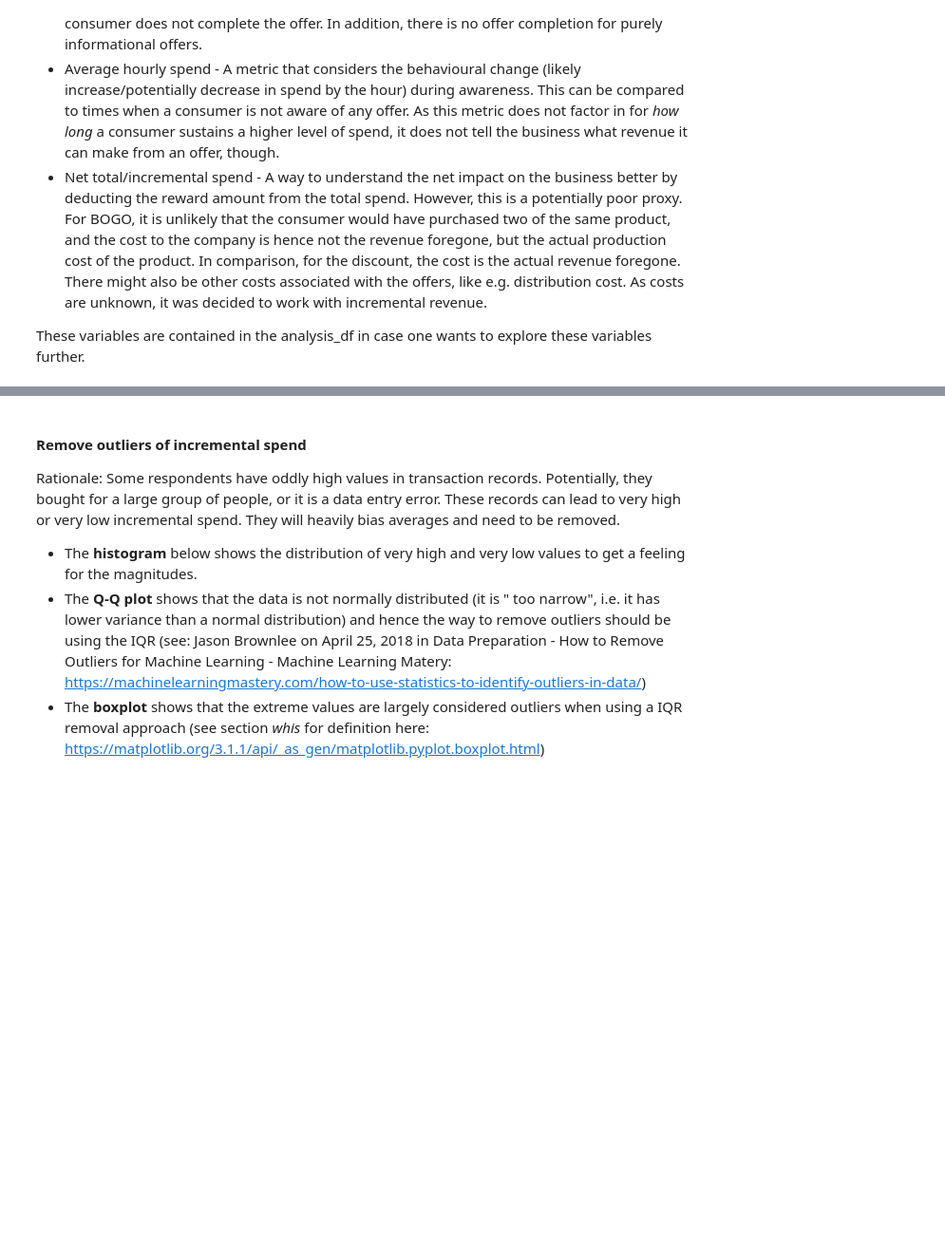
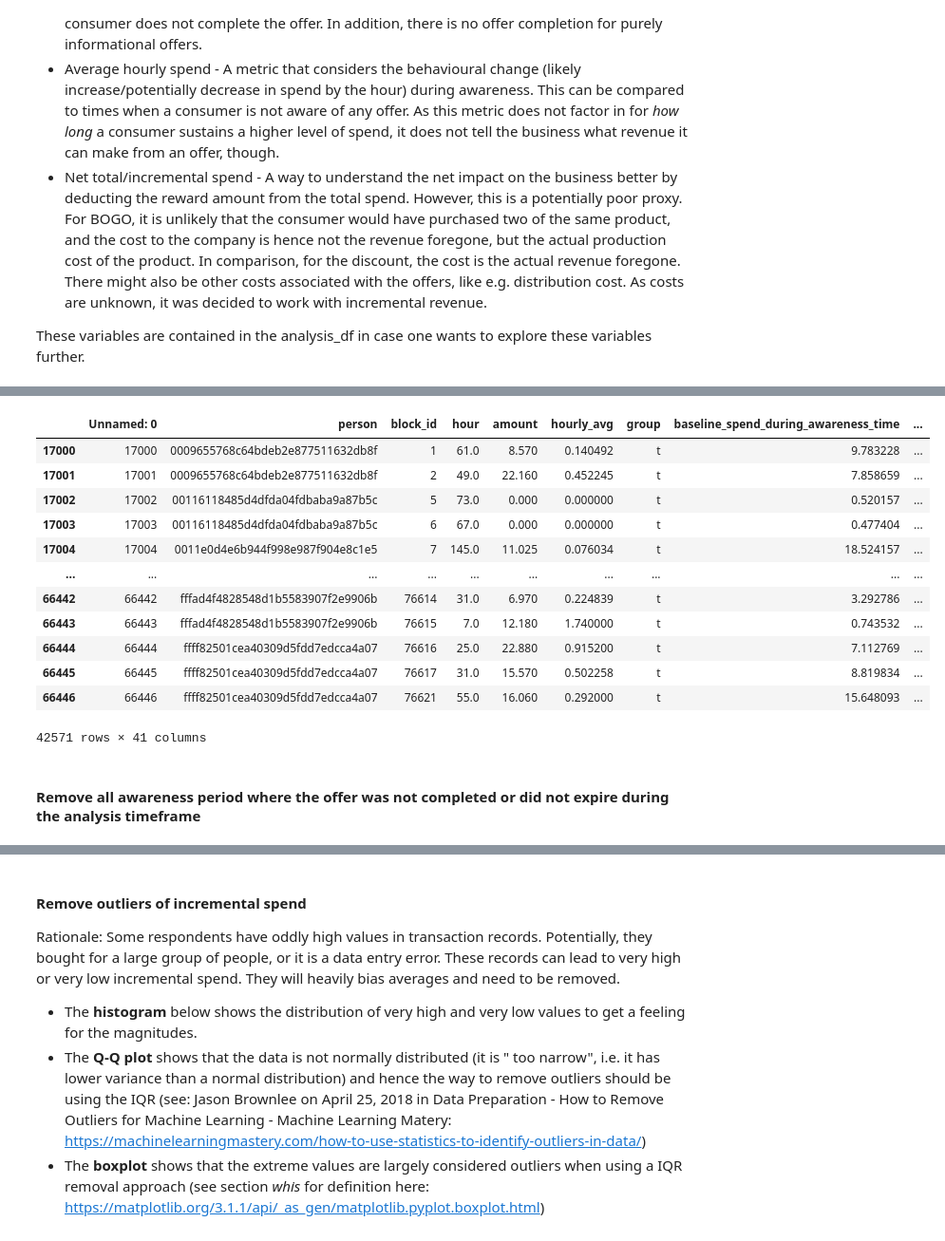
Before and after one commit to judithleao/capstone-project-starbucks, a Jupyter notebook: Starbucks-Analysis.ipynb, the cells around one changed output, grey strips where cells are left out. Shown at 95% size. Saved outputs shown, nothing was run; the diff lists cells and outputs as text; code cells hidden in the pictures; blank space fills up the shorter version.

```diff
--- a/Starbucks-Analysis.ipynb
+++ b/Starbucks-Analysis.ipynb
@@ -59,3 +66,21 @@ analysis_df['offer_descriptor'] = analysis_df['event_offer_id'].map(event_descri
 # %%
 # Create a pure treatment dataframe
 analysis_df_t = analysis_df.loc[analysis_df['group'] == 't']
+# %%
+analysis_df_t
+# %% [output]
+|  | Unnamed: 0 | person | block_id | hour | amount | hourly_avg | group | baseline_spend_during_awareness_time | ... |
+| 17000 | 17000 | 0009655768c64bdeb2e877511632db8f | 1 | 61.0 | 8.570 | 0.140492 | t | 9.783228 | ... |
+| 17001 | 17001 | 0009655768c64bdeb2e877511632db8f | 2 | 49.0 | 22.160 | 0.452245 | t | 7.858659 | ... |
+| 17002 | 17002 | 00116118485d4dfda04fdbaba9a87b5c | 5 | 73.0 | 0.000 | 0.000000 | t | 0.520157 | ... |
+| 17003 | 17003 | 00116118485d4dfda04fdbaba9a87b5c | 6 | 67.0 | 0.000 | 0.000000 | t | 0.477404 | ... |
+| 17004 | 17004 | 0011e0d4e6b944f998e987f904e8c1e5 | 7 | 145.0 | 11.025 | 0.076034 | t | 18.524157 | ... |
+| ... | ... | ... | ... | ... | ... | ... | ... | ... | ... |
+| 66442 | 66442 | fffad4f4828548d1b5583907f2e9906b | 76614 | 31.0 | 6.970 | 0.224839 | t | 3.292786 | ... |
+| 66443 | 66443 | fffad4f4828548d1b5583907f2e9906b | 76615 | 7.0 | 12.180 | 1.740000 | t | 0.743532 | ... |
+| 66444 | 66444 | ffff82501cea40309d5fdd7edcca4a07 | 76616 | 25.0 | 22.880 | 0.915200 | t | 7.112769 | ... |
+| 66445 | 66445 | ffff82501cea40309d5fdd7edcca4a07 | 76617 | 31.0 | 15.570 | 0.502258 | t | 8.819834 | ... |
+| 66446 | 66446 | ffff82501cea40309d5fdd7edcca4a07 | 76621 | 55.0 | 16.060 | 0.292000 | t | 15.648093 | ... |
+42571 rows × 41 columns
+# %% [markdown]
+#### Remove all awareness period where the offer was not completed or did not expire during the analysis timeframe
```
Also changed, not shown: parts of 18 cells of this notebook.
